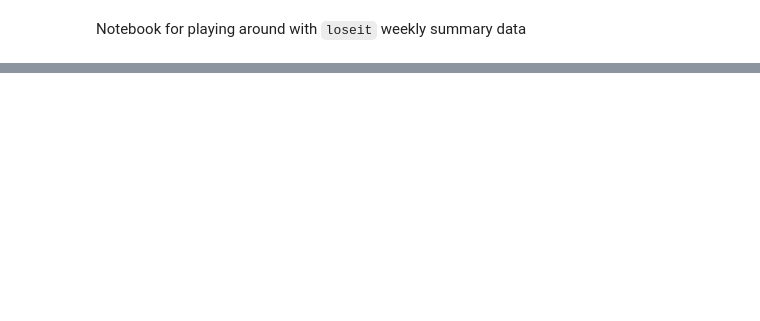
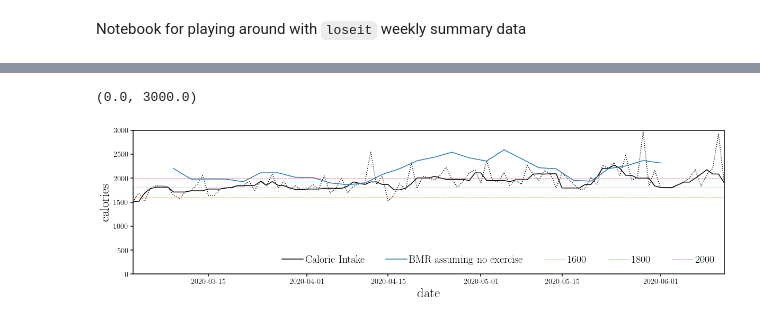
Before and after one commit to changhoonhahn/mealta, a Jupyter notebook: nb/loseit.ipynb, the cells around one changed output, grey strips where cells are left out. Cells and saved outputs as stored; diff of their text form; code cells hidden in the pictures; blank space fills up the shorter version.

```diff
--- a/nb/loseit.ipynb
+++ b/nb/loseit.ipynb
@@ -121,0 +88,40 @@ for date in np.unique(np.sort(week['Date'])):
+# %%
+def BMR(dt=14, t_delay=0, exercise=True, fexp=1.):
+
+    t_basal, basal_metabolism = [], []
+    for tt in range(t_delay, len(days)-dt)[::3]:
+        t0 = tt - t_delay
+        t_basal.append(date0 + DT.timedelta(t0+0.5*dt))
+
+        dweight = Weights(tt+dt) - Weights(tt)
+        dcalories = dweight * 3000.
+
+        if not exercise:
+            _fweight = lambda met: np.sum([daily_calories_noexercise(tt, met) for tt in range(t0, t0+dt)]) - dcalories
+        else:
+            _fweight = lambda met: np.sum([daily_calories(tt, met, fexp=fexp) for tt in range(t0, t0+dt)]) - dcalories
+
+        basal_metabolism.append(fsolve(_fweight, 2500.)[0])
+    return t_basal, basal_metabolism
+# %%
+t_bmr, bmr = BMR(dt=14, t_delay=0, exercise=False)
+
+fig = plt.figure(figsize=(20,5))
+sub = fig.add_subplot(111)
+
+sub.plot(days, daily['meal'], c='k', ls=':')
+sub.plot(days, medfilt(daily['meal'], 5), c='k', label='Calorie Intake')
+
+sub.plot(t_bmr, bmr, label='BMR assuming no exercise')
+
+for cal in [1600., 1800., 2000.]:
+    sub.plot([days[0], days[-1]], [cal, cal], lw=0.5, ls='--', label='%.f' % cal)
+
+sub.legend(loc='lower right', fontsize=20, ncol=5, handletextpad=0.2)
+sub.set_xlabel('date', fontsize=25)
+sub.set_xlim(days[0], days[-1])
+sub.set_ylabel('calories', fontsize=25)
+sub.set_ylim(0., 3000)
+# %% [output]
+(0.0, 3000.0)
+[figure, added]
```
Also changed, not shown: parts of 21 cells of this notebook, 11 other files.
